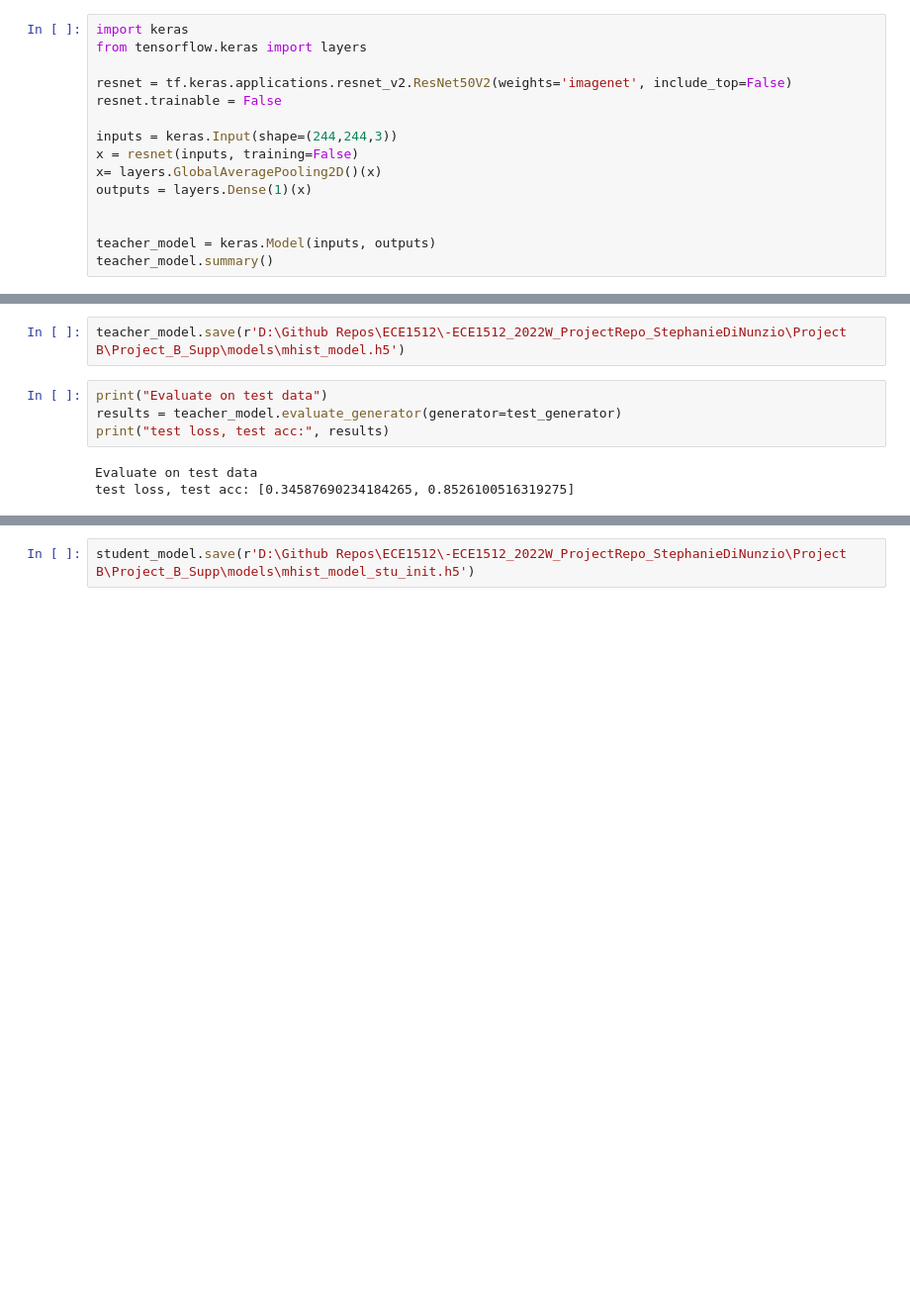
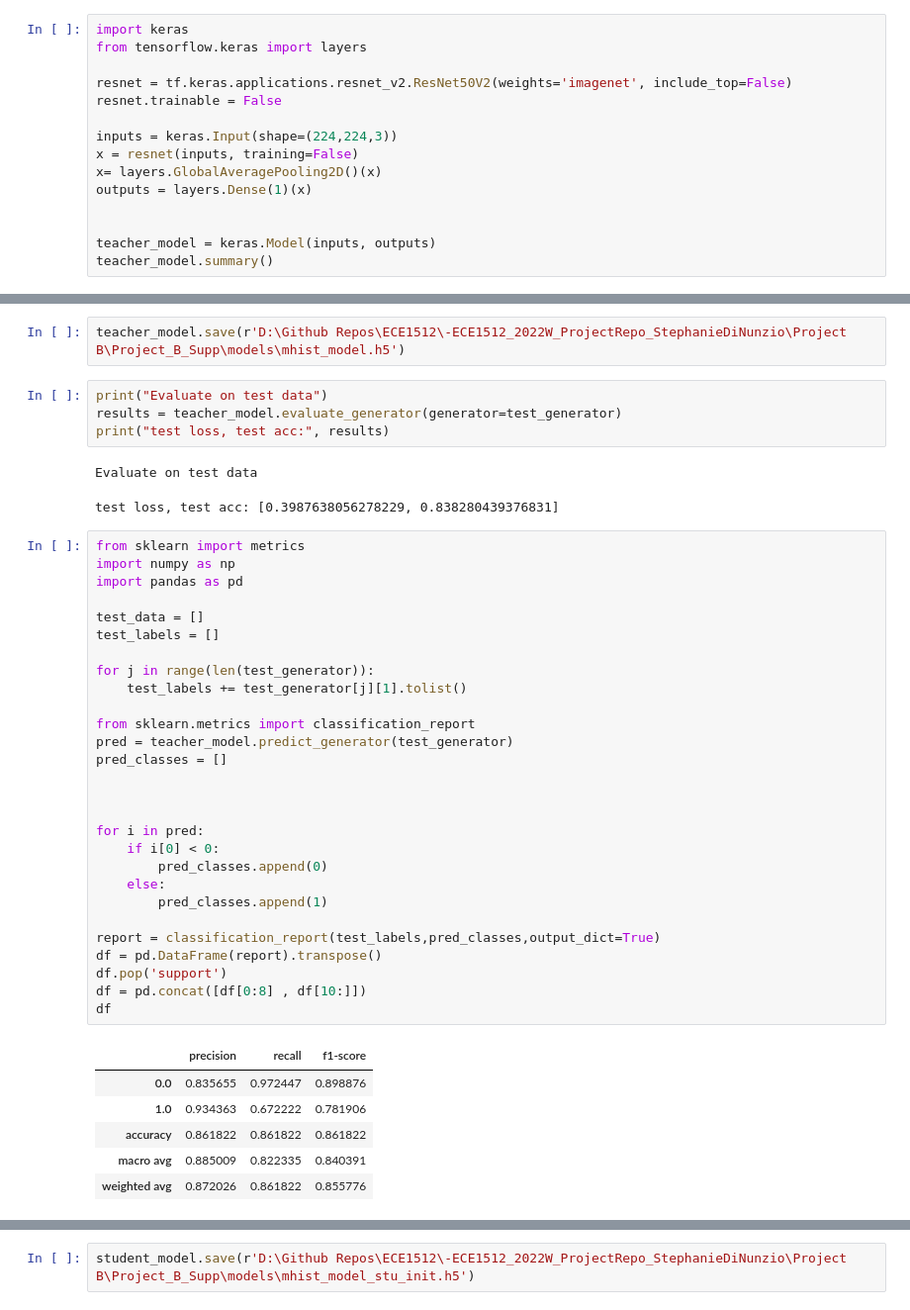
Before and after one commit to scumzilla/-ECE1512_2022W_ProjectRepo_StephanieDiNunzio, a Jupyter notebook: Project B/Project_B_Supp/Task2.ipynb, the cells around one changed output, grey strips where cells are left out. Shown at 99% size. Cells and saved outputs as stored; diff of their text form; blank space fills up the shorter version.

```diff
--- a/Project B/Project_B_Supp/Task2.ipynb
+++ b/Project B/Project_B_Supp/Task2.ipynb
@@ -102,7 +102,7 @@ from tensorflow.keras import layers
 resnet = tf.keras.applications.resnet_v2.ResNet50V2(weights='imagenet', include_top=False)
 resnet.trainable = False
 
-inputs = keras.Input(shape=(244,244,3))
+inputs = keras.Input(shape=(224,224,3))
 x = resnet(inputs, training=False)
 x= layers.GlobalAveragePooling2D()(x)
 outputs = layers.Dense(1)(x)
@@ -253,7 +208,42 @@ results = teacher_model.evaluate_generator(generator=test_generator)
 print("test loss, test acc:", results)
 # %% [output]
 Evaluate on test data
-test loss, test acc: [0.34587690234184265, 0.8526100516319275]
+test loss, test acc: [0.3987638056278229, 0.838280439376831]
+# %%
+from sklearn import metrics
+import numpy as np
+import pandas as pd
+
+test_data = []
+test_labels = []
+
+for j in range(len(test_generator)):
+    test_labels += test_generator[j][1].tolist()
+
+from sklearn.metrics import classification_report
+pred = teacher_model.predict_generator(test_generator)
+pred_classes = []
+
+
+
+for i in pred:
+    if i[0] < 0:
+        pred_classes.append(0)
+    else:
+        pred_classes.append(1)
+
+report = classification_report(test_labels,pred_classes,output_dict=True)
+df = pd.DataFrame(report).transpose()
+df.pop('support')
+df = pd.concat([df[0:8] , df[10:]])
+df
+# %% [output]
+|  | precision | recall | f1-score |
+| 0.0 | 0.835655 | 0.972447 | 0.898876 |
+| 1.0 | 0.934363 | 0.672222 | 0.781906 |
+| accuracy | 0.861822 | 0.861822 | 0.861822 |
+| macro avg | 0.885009 | 0.822335 | 0.840391 |
+| weighted avg | 0.872026 | 0.861822 | 0.855776 |
 # %%
 
 
```
Also changed, not shown: parts of 17 cells of this notebook.
